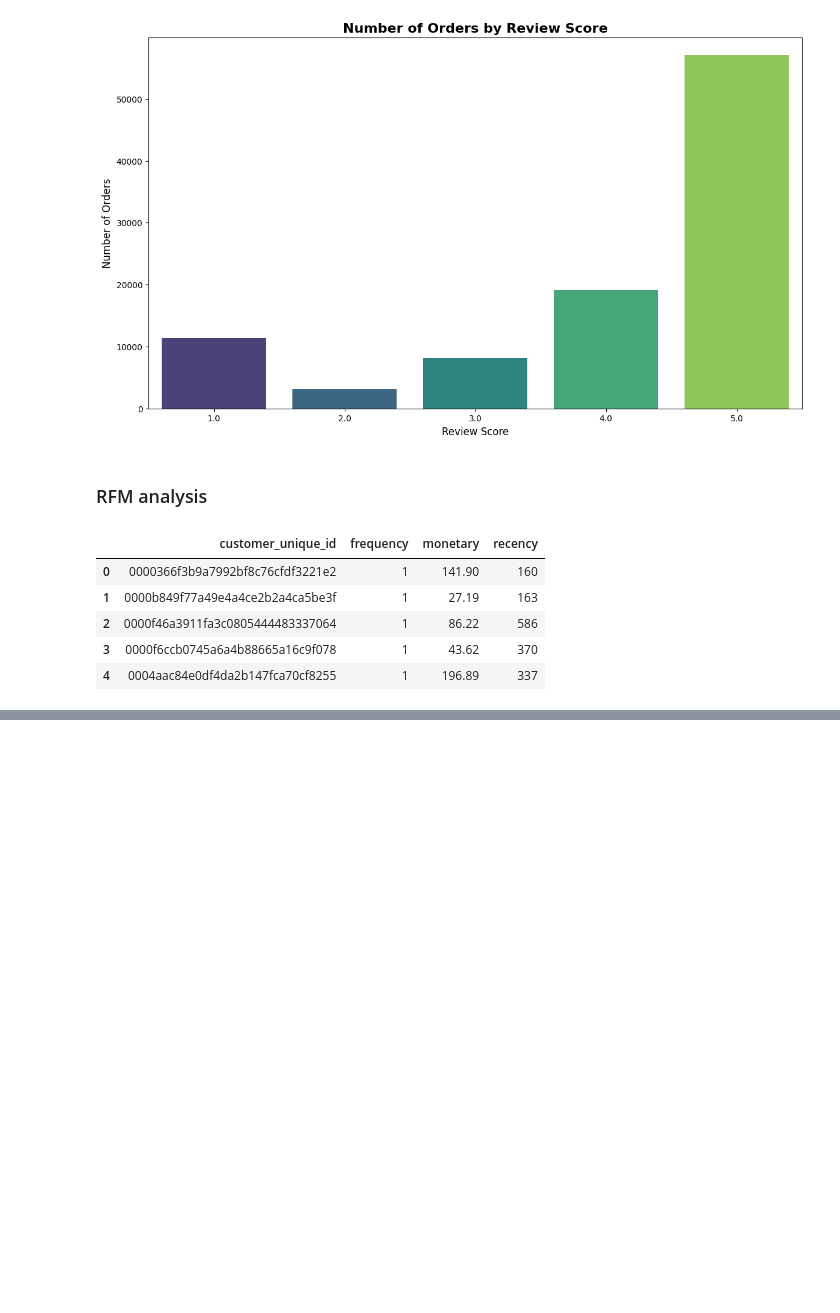
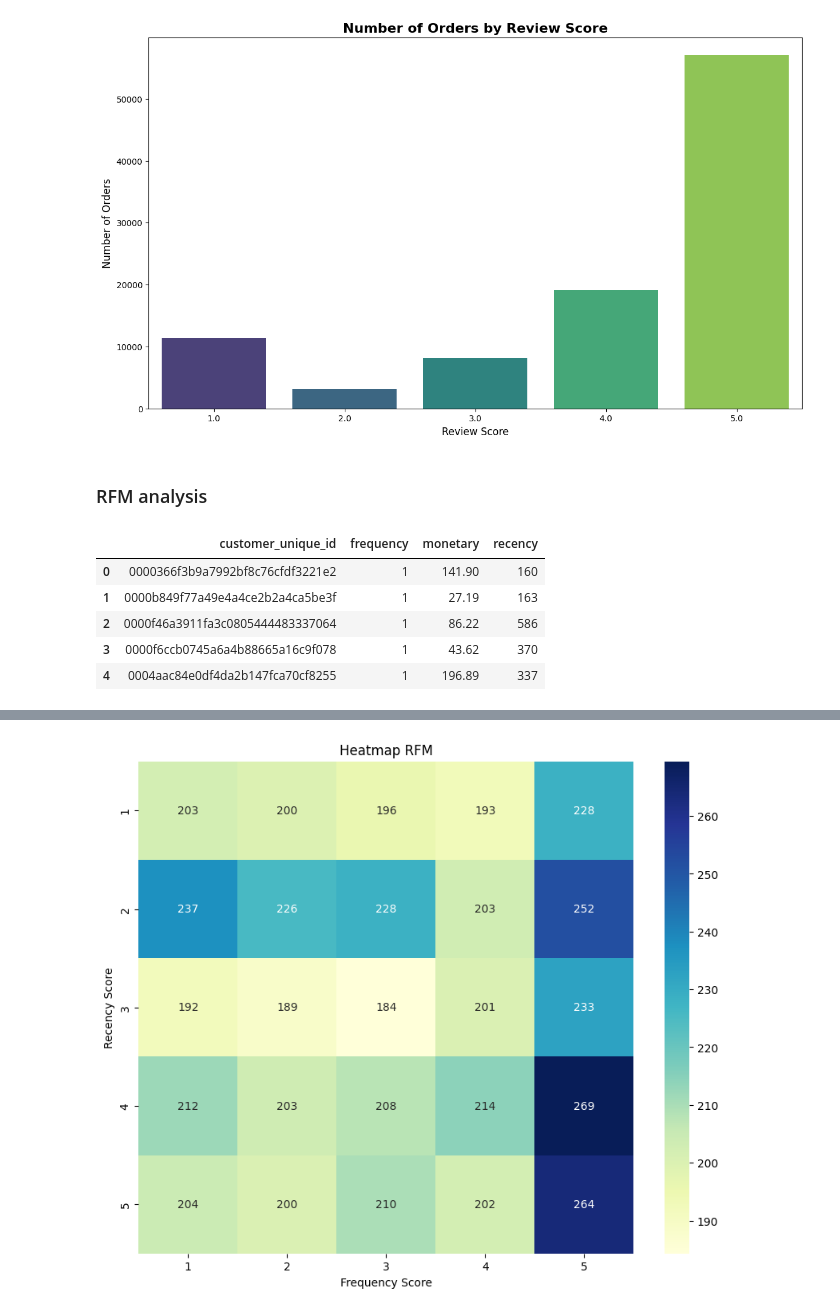
Before and after one commit to lazuardiff/proyek-analisis-data-dicoding, a Jupyter notebook: submission/notebook.ipynb, the cells around one changed output, grey strips where cells are left out. Saved outputs shown, nothing was run; the diff lists cells and outputs as text; code cells hidden in the pictures; blank space fills up the shorter version.

```diff
--- a/submission/notebook.ipynb
+++ b/submission/notebook.ipynb
@@ -1264,0 +1315,15 @@ plt.show()
+# %%
+# Membuat heatmap
+rfm_heatmap = rfm_data.groupby(['R_Score', 'F_Score']).agg(
+    {'monetary': 'mean'}).reset_index()
+rfm_pivot = rfm_heatmap.pivot(
+    index='R_Score', columns='F_Score', values='monetary')
+
+plt.figure(figsize=(10, 8))
+sns.heatmap(rfm_pivot, annot=True, fmt=".0f", cmap='YlGnBu')
+plt.title('Heatmap RFM')
+plt.xlabel('Frequency Score')
+plt.ylabel('Recency Score')
+plt.show()
+# %% [output]
+[figure, added]
```
Also changed, not shown: parts of 13 cells of this notebook.
